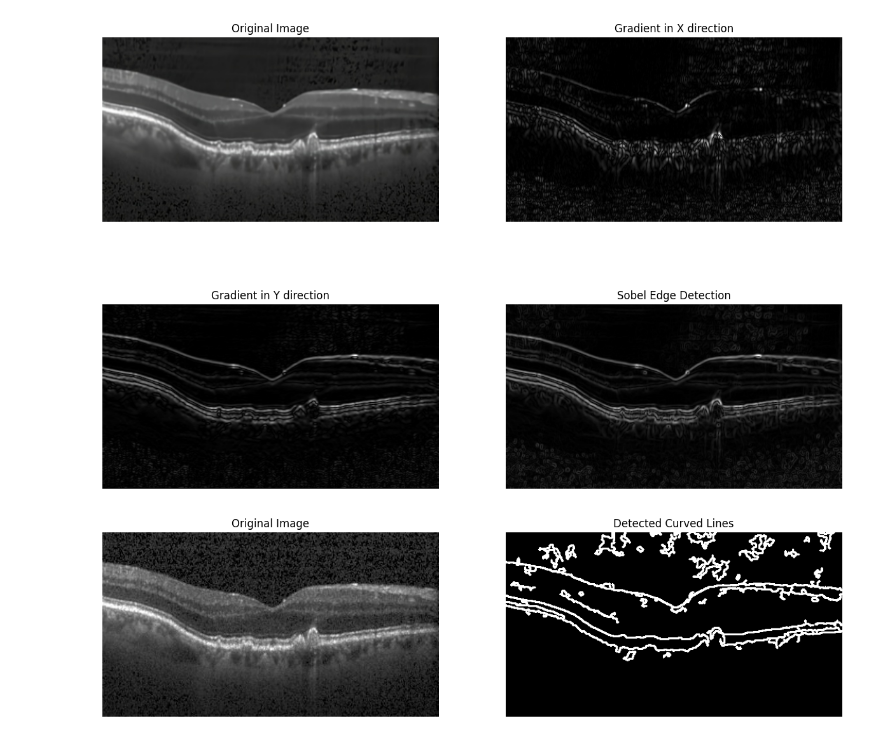
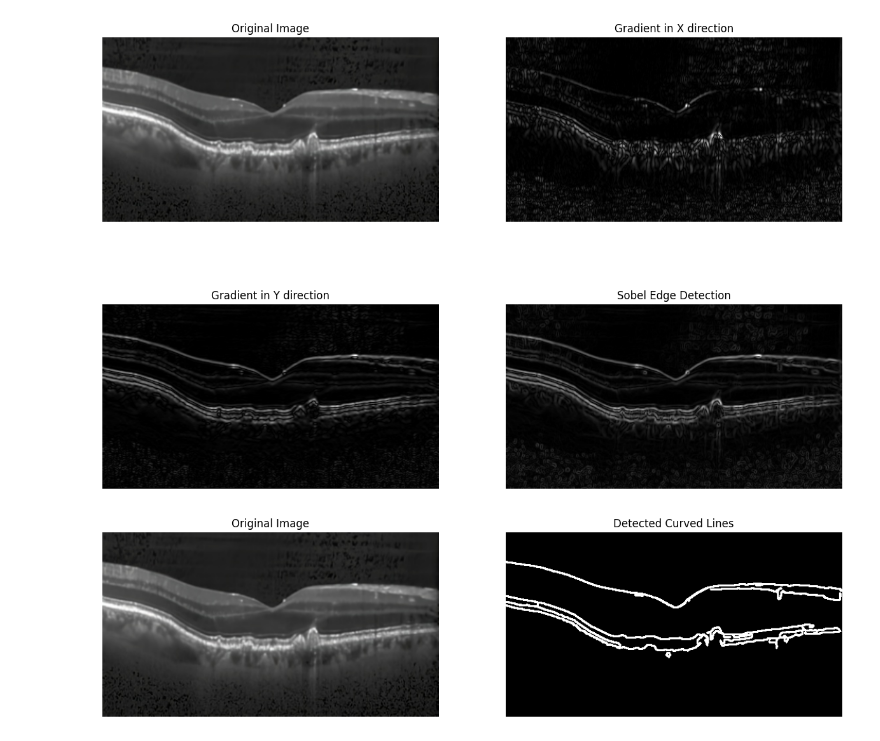
Before and after one commit to HamGNX/OCT_Ham_Test, a Jupyter notebook: nv.ipynb, the cells around one changed output. Drawn from its saved outputs; the diff is of its cells as text; code cells hidden in the pictures.

Commit message:
select ilm line
more test cases

```diff
--- a/nv.ipynb
+++ b/nv.ipynb
@@ -146,7 +146,7 @@ import numpy as np
 import matplotlib.pyplot as plt
 
 # Load the image
-image_path = '/Users/ham/Documents/Visual Studio Code/OCT_Ham_Test/img047.jpeg'  # Replace with your image path
+image_path = '/Users/ham/Documents/Visual Studio Code/OCT_Ham_Test/img047n.jpeg'  # Replace with your image path
 image = cv2.imread(image_path)
 
 # Check if the image was loaded successfully
@@ -169,31 +169,31 @@ edges = cv2.convertScaleAbs(edges, alpha=2, beta=0)
 kernel = np.ones((3, 3), np.uint8)
 edges = cv2.dilate(edges, kernel, iterations=1)
 edges = cv2.erode(edges, kernel, iterations=1)
 
 # Find contours
 contours, _ = cv2.findContours(edges, cv2.RETR_EXTERNAL, cv2.CHAIN_APPROX_SIMPLE)
 
 # Create a blank image to draw the contours
 contour_image = np.zeros_like(gray_image)
 
 # Draw the contours
 cv2.drawContours(contour_image, contours, -1, 255, thickness=2)
 
 # Display the results
 plt.figure(figsize=(15, 10))
 
 # Original image
 plt.subplot(1, 2, 1)
 plt.imshow(cv2.cvtColor(image, cv2.COLOR_BGR2RGB))
 plt.title('Original Image')
 plt.axis('off')
 
 # Edge-detected image with contours
 plt.subplot(1, 2, 2)
 plt.imshow(contour_image, cmap='gray')
 plt.title('Detected Curved Lines')
 plt.axis('off')
 
 plt.show()
 # %% [output]
-[figure, old version]
+[figure, new version]
```
Also changed, not shown: parts of 1 cell of this notebook, 6 other files.
